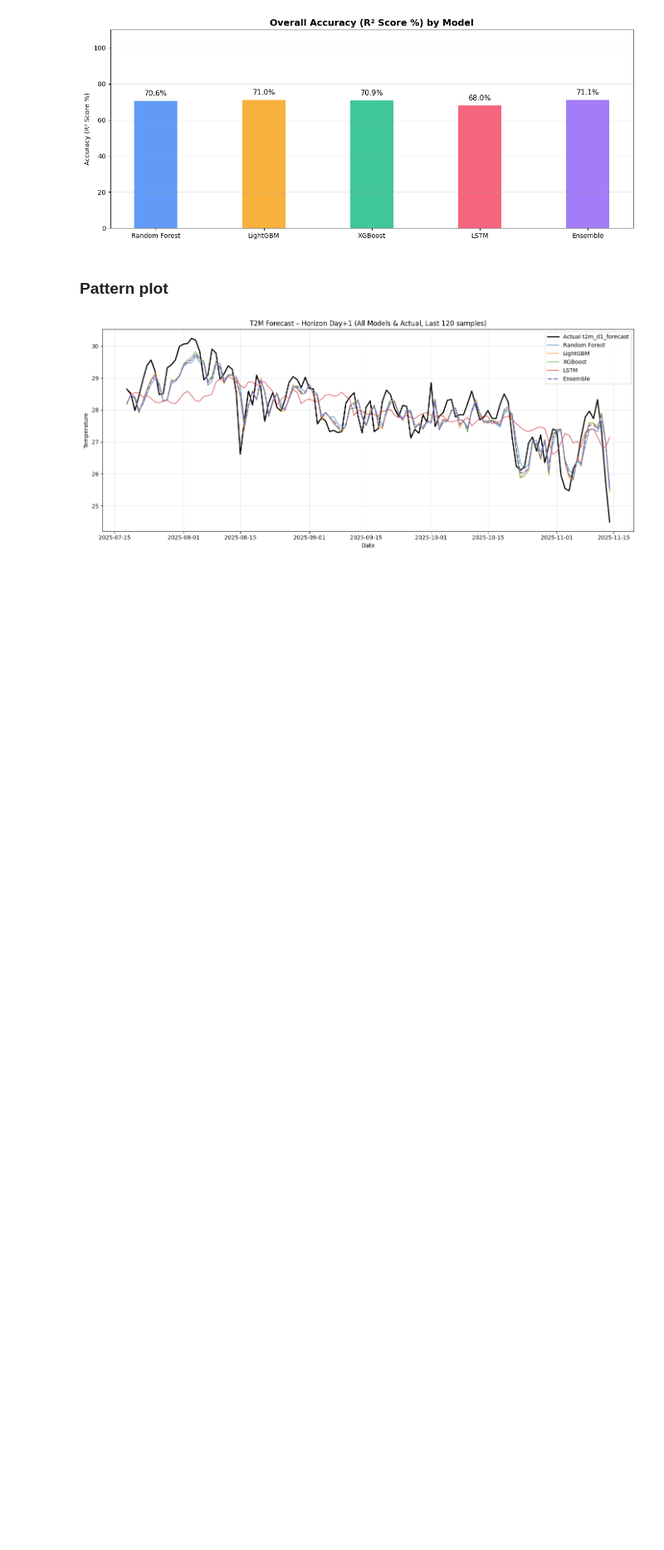
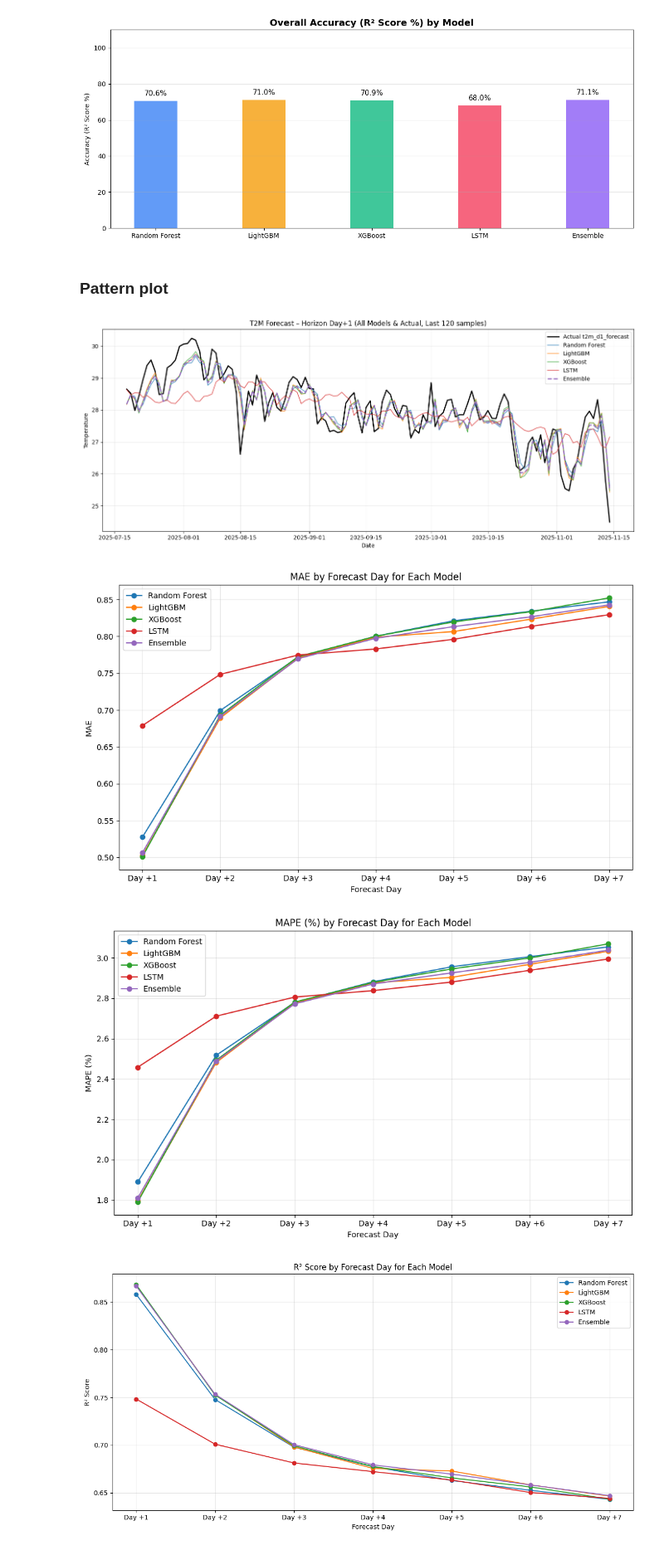
Before and after one commit to farlos3/Climate-Change-Analysis, a Jupyter notebook: Model/Ensemble&Compare.ipynb, the cells around one changed output. Shown at 83% size. Cells and saved outputs as stored; diff of their text form; code cells hidden in the pictures; blank space fills up the shorter version.

Commit message:
Add plot line graph for accuracy overtime

```diff
--- a/Model/Ensemble&Compare.ipynb
+++ b/Model/Ensemble&Compare.ipynb
@@ -620,3 +614,72 @@ plt.tight_layout()
 plt.show()
 # %% [output]
 [figure]
+# %%
+import matplotlib.pyplot as plt
+import numpy as np
+
+days = [f"Day +{i+1}" for i in range(H)]
+model_names = list(models.keys())
+
+# Prepare per-day MAE, MAPE, and R2 for each model
+mae_by_model = {name: [] for name in model_names}
+mape_by_model = {name: [] for name in model_names}
+r2_by_model = {name: [] for name in model_names}
+
+for name, model in models.items():
+    if name == "Ensemble":
+        y_pred = model(X_test_fs)
+        y_true = Y_test.values
+    elif name == "LSTM":
+        y_pred = lstm_Y_pred_inv
+        y_true = lstm_Y_test_inv
+    else:
+        y_pred = model.predict(X_test_fs)
+        y_true = Y_test.values
+    for h in range(H):
+        mae = mean_absolute_error(y_true[:, h], y_pred[:, h])
+        mape = np.mean(np.abs((y_true[:, h] - y_pred[:, h]) / (y_true[:, h] + 1e-8))) * 100
+        r2 = r2_score(y_true[:, h], y_pred[:, h])
+        mae_by_model[name].append(mae)
+        mape_by_model[name].append(mape)
+        r2_by_model[name].append(r2)
+
+# Plot MAE by day for each model (line graph)
+plt.figure(figsize=(10, 6))
+for name in model_names:
+    plt.plot(days, mae_by_model[name], marker='o', label=name)
+plt.title('MAE by Forecast Day for Each Model')
+plt.xlabel('Forecast Day')
+plt.ylabel('MAE')
+plt.grid(True, alpha=0.3)
+plt.legend()
+plt.tight_layout()
+plt.show()
+
+# Plot MAPE by day for each model (line graph)
+plt.figure(figsize=(10, 6))
+for name in model_names:
+    plt.plot(days, mape_by_model[name], marker='o', label=name)
+plt.title('MAPE (%) by Forecast Day for Each Model')
+plt.xlabel('Forecast Day')
+plt.ylabel('MAPE (%)')
+plt.grid(True, alpha=0.3)
+plt.legend()
+plt.tight_layout()
+plt.show()
+
+# Plot R2 by day for each model (line graph)
+plt.figure(figsize=(12, 6))
+for name in model_names:
+    plt.plot(days, r2_by_model[name], marker='o', label=name)
+plt.title('R² Score by Forecast Day for Each Model')
+plt.xlabel('Forecast Day')
+plt.ylabel('R² Score')
+plt.grid(True, alpha=0.3)
+plt.legend()
+plt.tight_layout()
+plt.show()
+# %% [output]
+[figure, added]
+[figure, added]
+[figure, added]
```
Also changed, not shown: parts of 5 cells of this notebook, 4 other files.
